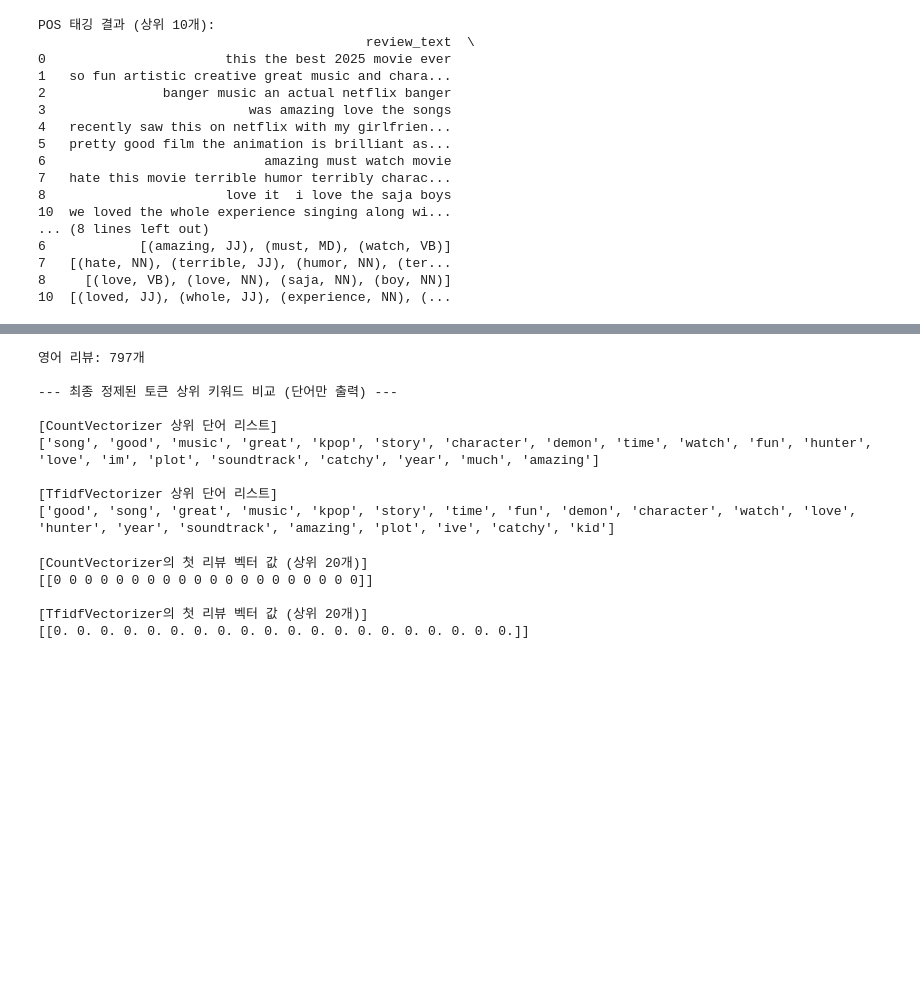
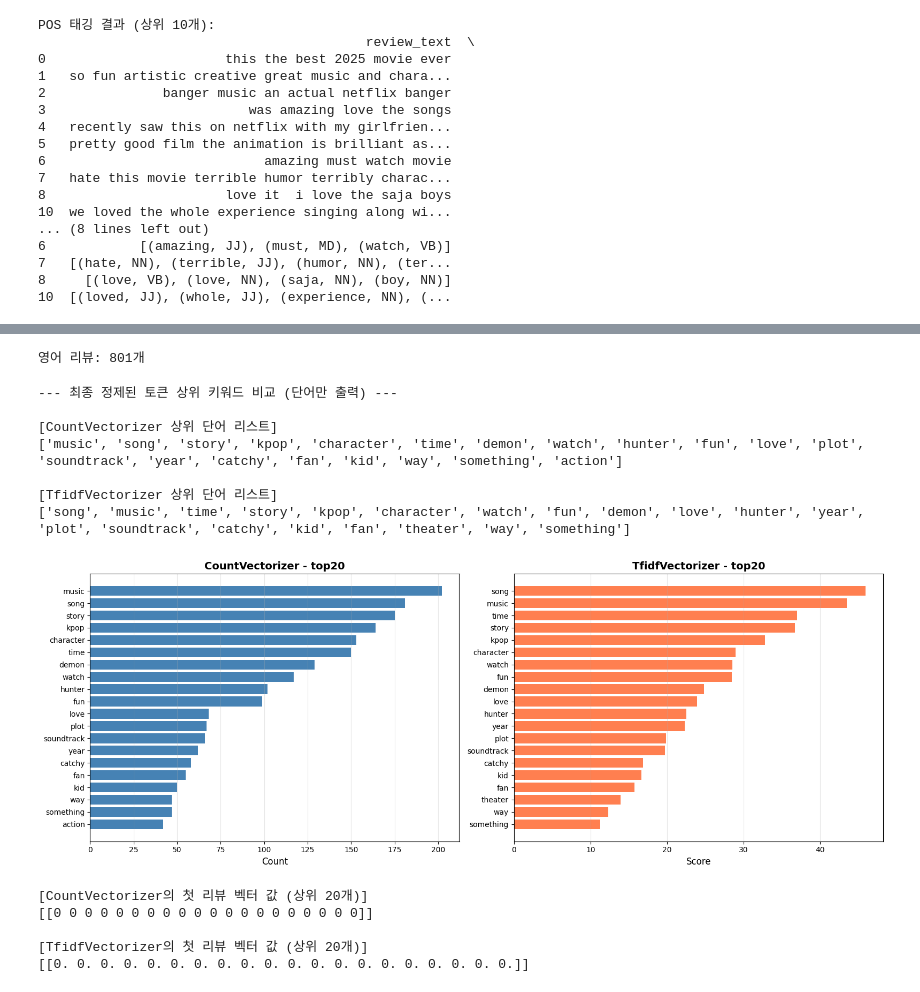
Before and after one commit to sungchan12/colab, a Jupyter notebook: kpopDataAnaly.ipynb, the cells around one changed output, grey strips where cells are left out. Drawn from its saved outputs; the diff is of its cells as text; code cells hidden in the pictures; blank space fills up the shorter version.

```diff
--- a/kpopDataAnaly.ipynb
+++ b/kpopDataAnaly.ipynb
@@ -404,14 +457,15 @@ df_review = df[df['language'] == 'en'].copy()
 print(f"영어 리뷰: {len(df_review)}개")
 
 # Stopwords 설정
-nltk.download('stopwords', quiet=True)
 stop_words = set(stopwords.words('english'))
-extra_stop_words = ['movie', 'netflix', 'film', 'animation', 'movies', 'animated']
+extra_stop_words = ['movie', 'netflix', 'film', 'animation', 'movies',
+                    'animated', 'im', 'ive', 'ill', 'id', 'dont',
+                     'cant', 'wont', 'youre', 'theyre']
 stop_words.update(extra_stop_words)
 
 # 전처리 함수
 lemmatizer = WordNetLemmatizer()
-my_tag_set = {'NN', 'NNS', 'NNP', 'NNPS', 'JJ'}
+my_tag_set = {'NN', 'NNS', 'NNP'}
 
 def preprocess_text(text):
     # 1. 소문자 변환 및 특수문자 제거 (영문자, 숫자, 공백만 유지)
@@ -451,42 +505,65 @@ tfidf = TfidfVectorizer(**vectorizer_config)
 tfidf_matrix = tfidf.fit_transform(df_review['final_tokens'])
 tfidf_top_features = tfidf.get_feature_names_out()
 
 
 # --- 각 행렬의 단어별 총합을 계산하여 중요도 순으로 정렬하는 함수 ---
 def get_top_n_features(feature_names, matrix, n=20):
     # 각 단어(feature)의 점수를 모두 더합니다.
     sum_features = matrix.sum(axis=0)
 
     # 단어 이름과 점수를 짝지어 DataFrame으로 만듭니다.
     features_df = pd.DataFrame(sum_features, columns=feature_names).T
     features_df.columns = ['score']
 
     # 점수가 높은 순으로 정렬하여 상위 n개를 반환합니다.
     return features_df.sort_values(by='score', ascending=False).head(n)
 
 # --- 5. 결과 출력 (단어 리스트만) ---
 print("\n--- 최종 정제된 토큰 상위 키워드 비교 (단어만 출력) ---")
 
 # CountVectorizer 결과 (단순 빈도 합계 기준)
 cv_top_keywords = get_top_n_features(cv_top_features, cv_matrix)
 print("\n[CountVectorizer 상위 단어 리스트]")
 print(cv_top_keywords.index.tolist()) # .index.tolist() 추가!
 
 
 # TfidfVectorizer 결과 (TF-IDF 점수 합계 기준)
 tfidf_top_keywords = get_top_n_features(tfidf_top_features, tfidf_matrix)
 print("\n[TfidfVectorizer 상위 단어 리스트]")
 print(tfidf_top_keywords.index.tolist()) # .index.tolist() 추가!
+
+fig, (ax1, ax2) = plt.subplots(1, 2, figsize=(16, 6))
+
+# CountVectorizer 막대 그래프
+cv_words = cv_top_keywords.index.tolist()
+cv_scores = cv_top_keywords['score'].tolist()
+
+ax1.barh(cv_words[::-1], cv_scores[::-1], color='steelblue')
+ax1.set_xlabel('Count', fontsize=12)
+ax1.set_title('CountVectorizer - top20', fontsize=14, fontweight='bold')
+ax1.grid(axis='x', alpha=0.3)
+
+# TfidfVectorizer 막대 그래프
+tfidf_words = tfidf_top_keywords.index.tolist()
+tfidf_scores = tfidf_top_keywords['score'].tolist()
+
+ax2.barh(tfidf_words[::-1], tfidf_scores[::-1], color='coral')
+ax2.set_xlabel('Score', fontsize=12)
+ax2.set_title('TfidfVectorizer - top20', fontsize=14, fontweight='bold')
+ax2.grid(axis='x', alpha=0.3)
+
+plt.tight_layout()
+plt.show()
 # %% [output]
-영어 리뷰: 797개
-
---- 최종 정제된 토큰 상위 키워드 비교 (단어만 출력) ---
-
-[CountVectorizer 상위 단어 리스트]
-['song', 'good', 'music', 'great', 'kpop', 'story', 'character', 'demon', 'time', 'watch', 'fun', 'hunter', 'love', 'im', 'plot', 'soundtrack', 'catchy', 'year', 'much', 'amazing']
-
-[TfidfVectorizer 상위 단어 리스트]
-['good', 'song', 'great', 'music', 'kpop', 'story', 'time', 'fun', 'demon', 'character', 'watch', 'love', 'hunter', 'year', 'soundtrack', 'amazing', 'plot', 'ive', 'catchy', 'kid']
+영어 리뷰: 801개
+--- 최종 정제된 토큰 상위 키워드 비교 (단어만 출력) ---
+
+[CountVectorizer 상위 단어 리스트]
+['music', 'song', 'story', 'kpop', 'character', 'time', 'demon', 'watch', 'hunter', 'fun', 'love', 'plot', 'soundtrack', 'year', 'catchy', 'fan', 'kid', 'way', 'something', 'action']
+
+[TfidfVectorizer 상위 단어 리스트]
+['song', 'music', 'time', 'story', 'kpop', 'character', 'watch', 'fun', 'demon', 'love', 'hunter', 'year', 'plot', 'soundtrack', 'catchy', 'kid', 'fan', 'theater', 'way', 'something']
+[figure, added]
 # %%
 # CountVectorizer가 계산한 첫 번째 리뷰의 벡터 값
 print("\n[CountVectorizer의 첫 리뷰 벡터 값 (상위 20개)]")
```
Also changed, not shown: parts of 13 cells of this notebook, 2 other files.
